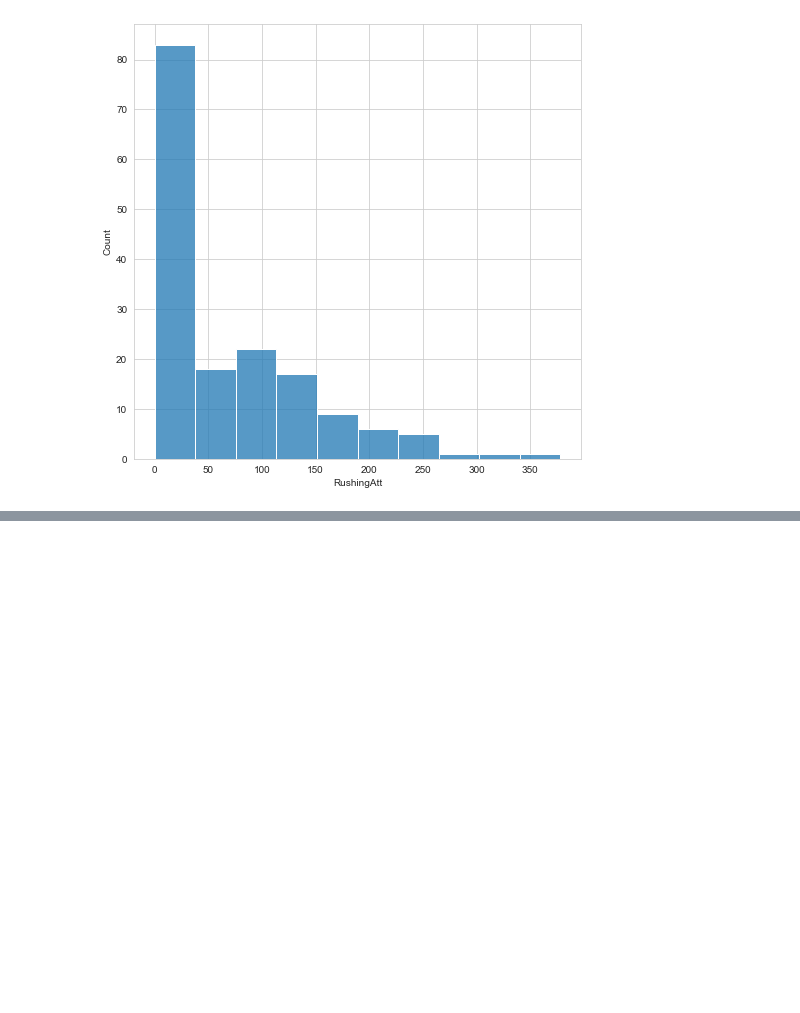
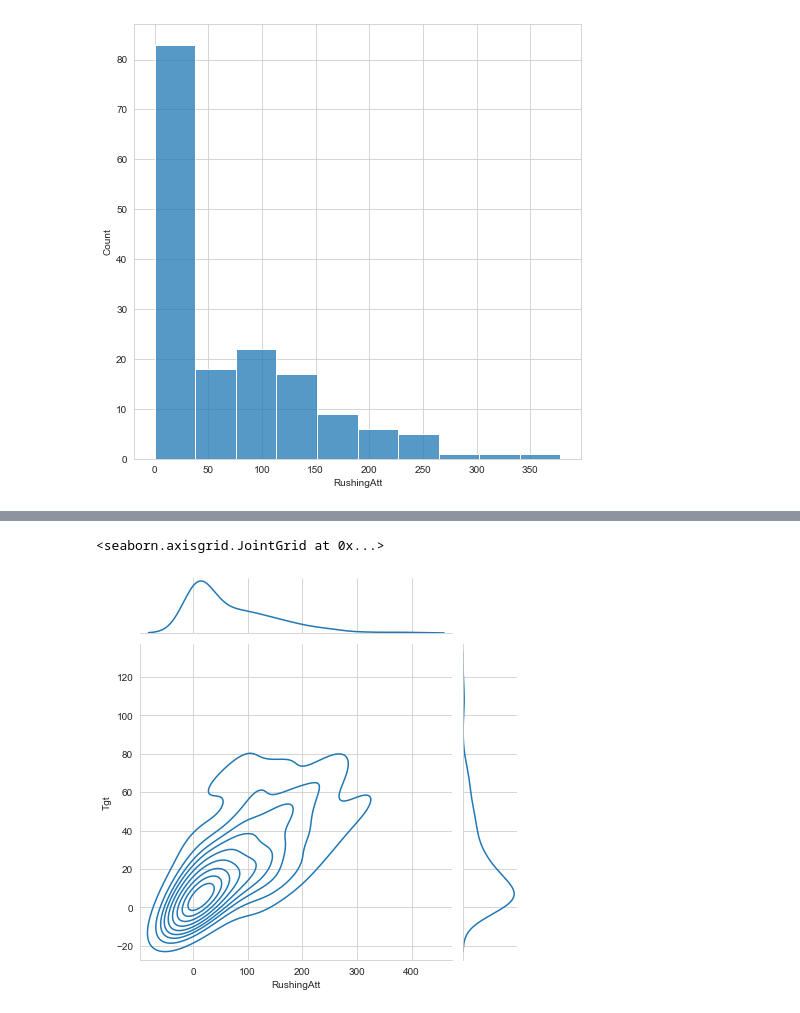
Before and after one commit to AlexanderCrisler/Data-Science-Final-Project, a Jupyter notebook: seaborn_vis.ipynb, the cells around one changed output, grey strips where cells are left out. Cells and saved outputs as stored; diff of their text form; code cells hidden in the pictures; blank space fills up the shorter version.

```diff
--- a/seaborn_vis.ipynb
+++ b/seaborn_vis.ipynb
@@ -144,0 +185,5 @@ sns.histplot(rb_df['RushingAtt'])
+# %%
+sns.jointplot(rb_df['RushingAtt'], rb_df['Tgt'], kind='kde')
+# %% [output]
+<seaborn.axisgrid.JointGrid at 0x...>
+[figure, added]
```
Also changed, not shown: parts of 14 cells of this notebook, 4 other files.
